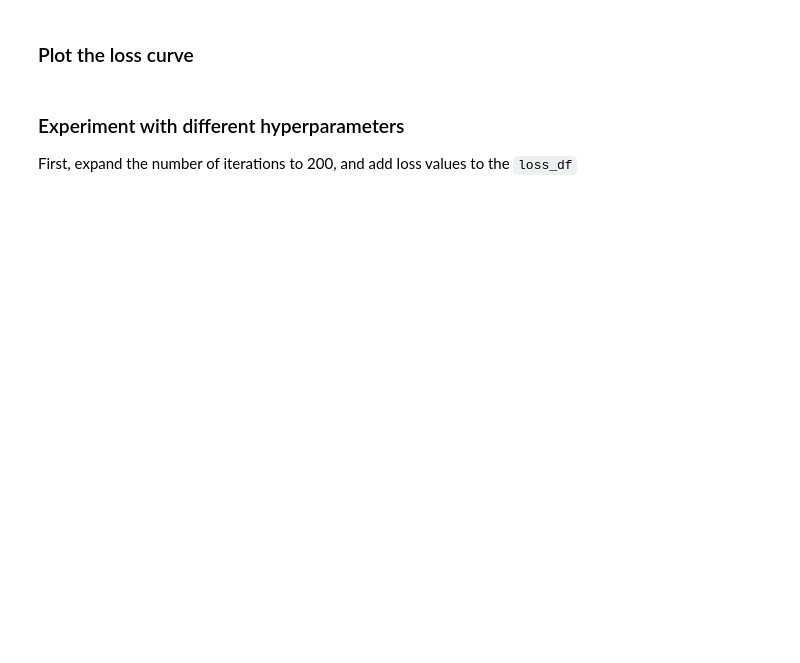
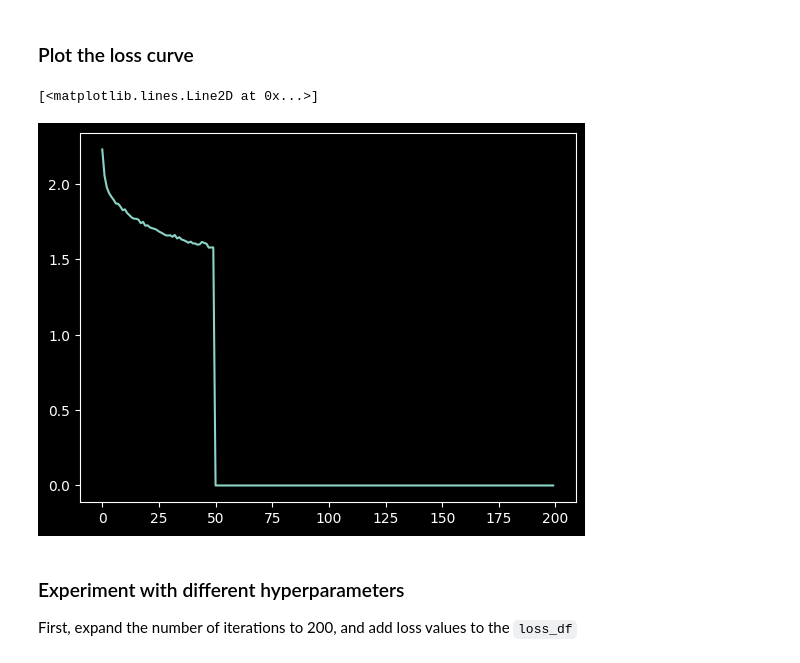
Before and after one commit to UH-MBBE/BE-491-Lecture-21, a Jupyter notebook: L21_notes.ipynb, the cells around one changed output. Saved outputs shown, nothing was run; the diff lists cells and outputs as text; code cells hidden in the pictures; blank space fills up the shorter version.

```diff
--- a/L21_notes.ipynb
+++ b/L21_notes.ipynb
@@ -110,6 +177,13 @@ X_train.shape
 This time use an MLPClassifier (Neural Network) with 2 hidden layers with 32 nodes each. Use the 'relu' activation function, and a maximum of 50 iterations.
 # %%
 # Initialize the model
-
+model = MLPClassifier(
+  hidden_layer_sizes=(32,32),
+  activation='relu',
+  max_iter=50,
+  random_state=42,
+  verbose=True
+)
 
 # Train the model
+model.fit(X_train, y_train)
@@ -128,2 +250,7 @@ After training the model, evaluate its performance on the test set.
 # %%
 # add 150 zero values to the loss_df so that other interation lengths (i.e. 200) can be added
+loss_data = model.loss_curve_ + [0] * 150
+
+loss_df = pd.DataFrame(loss_data, columns=['loss_1'])
+
+loss_df
@@ -131,6 +272,10 @@ After training the model, evaluate its performance on the test set.
 ### Plot the loss curve
 # %%
 # plot the loss curve
+plt.plot(loss_df)
+# %% [output]
+[<matplotlib.lines.Line2D at 0x...>]
+[figure, added]
 # %% [markdown]
 ### Experiment with different hyperparameters
 First, expand the number of iterations to 200, and add loss values to the `loss_df`
```
Also changed, not shown: parts of 28 cells of this notebook.
